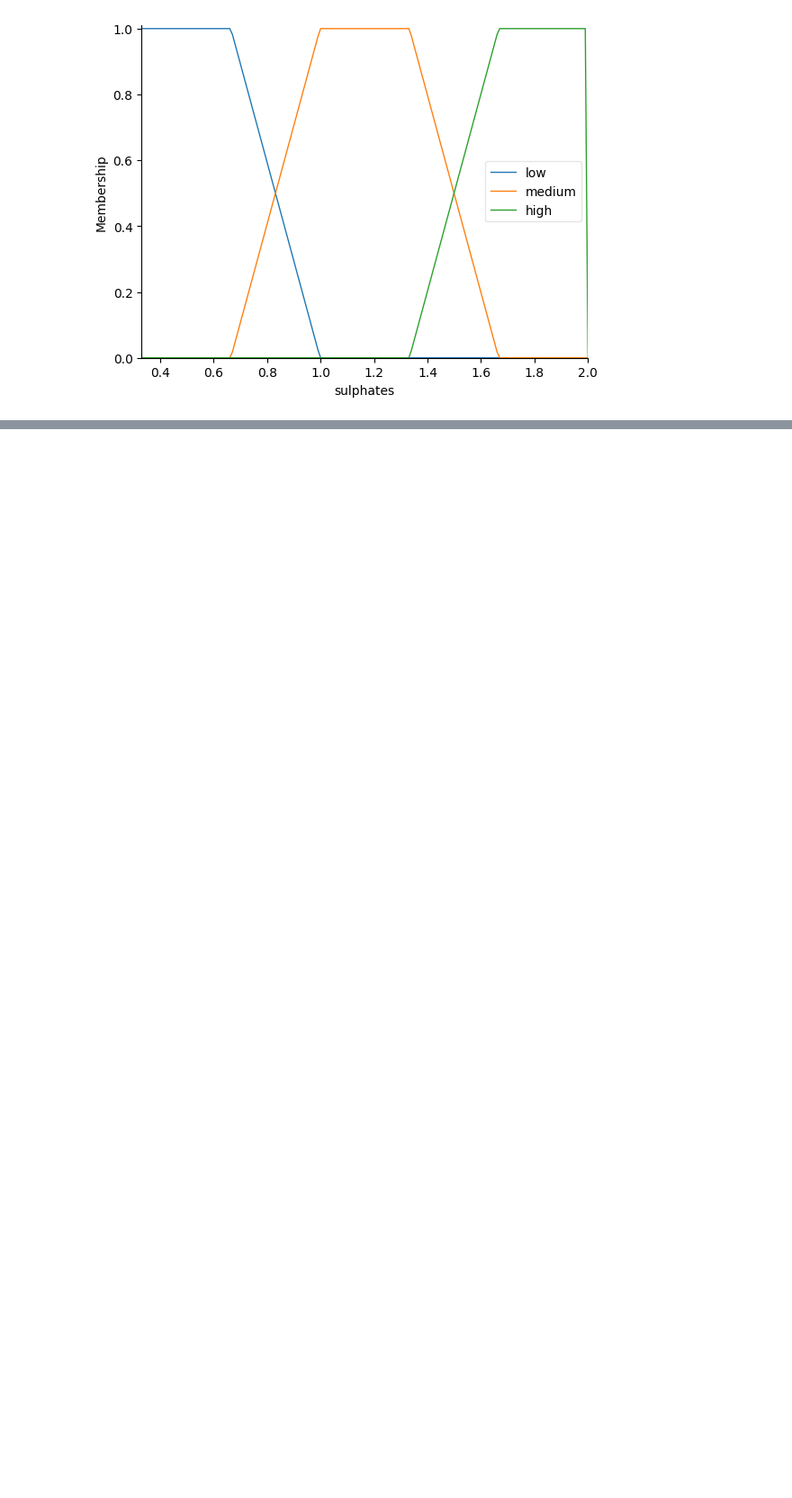
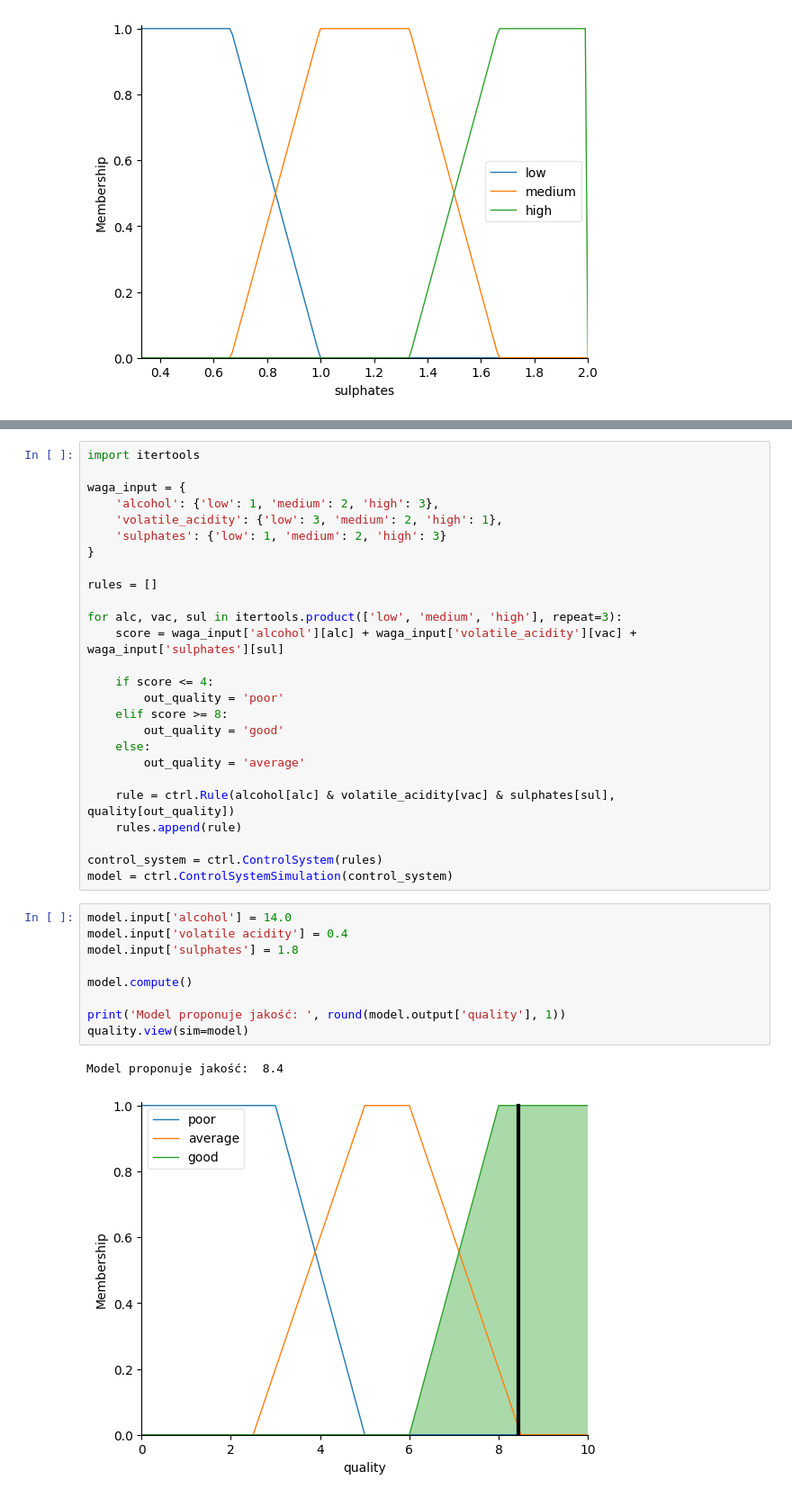
Before and after one commit to lisciu24/MIO-fuzzy-logic, a Jupyter notebook: MIO_project.ipynb, the cells around one changed output, grey strips where cells are left out. Shown at 90% size. Drawn from its saved outputs; the diff is of its cells as text; blank space fills up the shorter version.

```diff
--- a/MIO_project.ipynb
+++ b/MIO_project.ipynb
@@ -209,0 +210,38 @@ quality.view()
+# %%
+import itertools
+
+waga_input = {
+    'alcohol': {'low': 1, 'medium': 2, 'high': 3},
+    'volatile_acidity': {'low': 3, 'medium': 2, 'high': 1},
+    'sulphates': {'low': 1, 'medium': 2, 'high': 3}
+}
+
+rules = []
+
+for alc, vac, sul in itertools.product(['low', 'medium', 'high'], repeat=3):
+    score = waga_input['alcohol'][alc] + waga_input['volatile_acidity'][vac] + waga_input['sulphates'][sul]
+
+    if score <= 4:
+        out_quality = 'poor'
+    elif score >= 8:
+        out_quality = 'good'
+    else:
+        out_quality = 'average'
+
+    rule = ctrl.Rule(alcohol[alc] & volatile_acidity[vac] & sulphates[sul], quality[out_quality])
+    rules.append(rule)
+
+control_system = ctrl.ControlSystem(rules)
+model = ctrl.ControlSystemSimulation(control_system)
+# %%
+model.input['alcohol'] = 14.0
+model.input['volatile acidity'] = 0.4
+model.input['sulphates'] = 1.8
+
+model.compute()
+
+print('Model proponuje jakość: ', round(model.output['quality'], 1))
+quality.view(sim=model)
+# %% [output]
+Model proponuje jakość:  8.4
+[figure, added]
```
Also changed, not shown: parts of 1 cell of this notebook.
